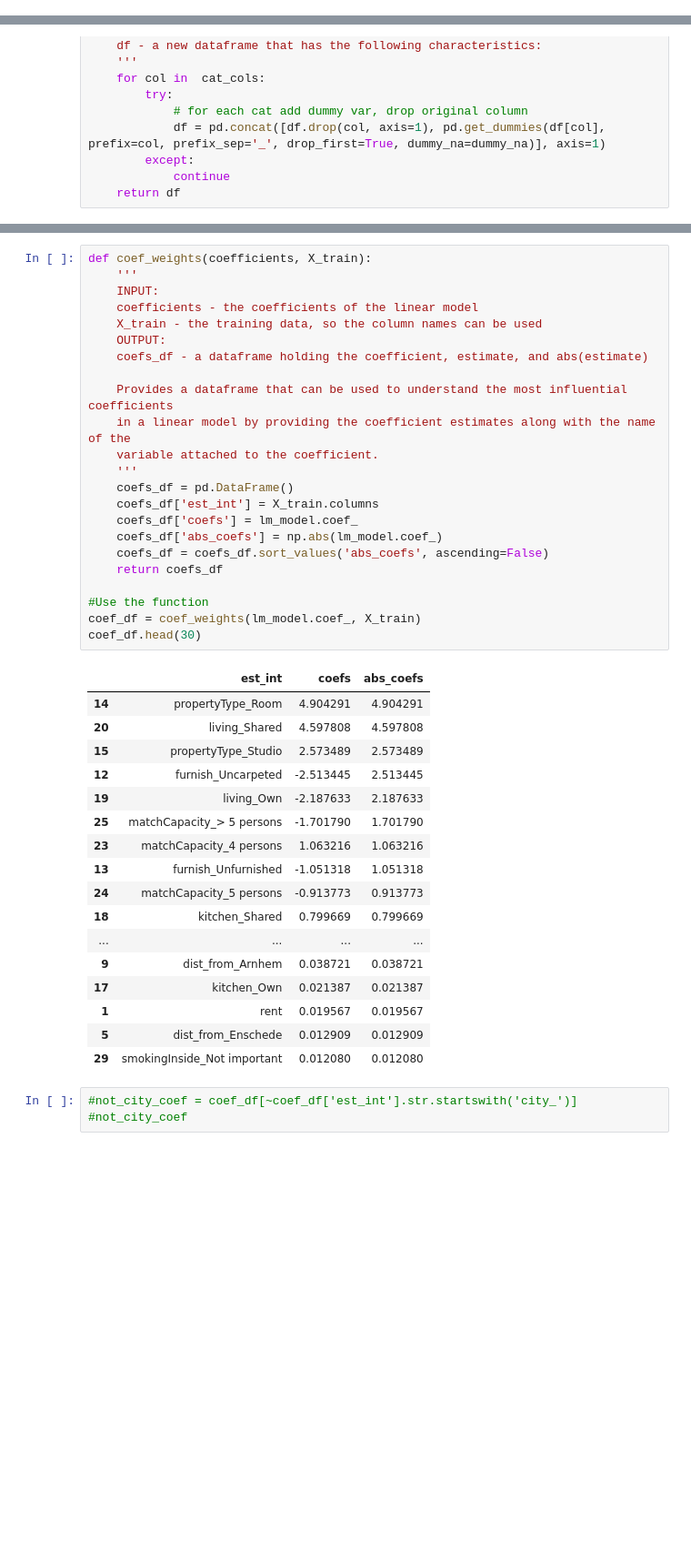
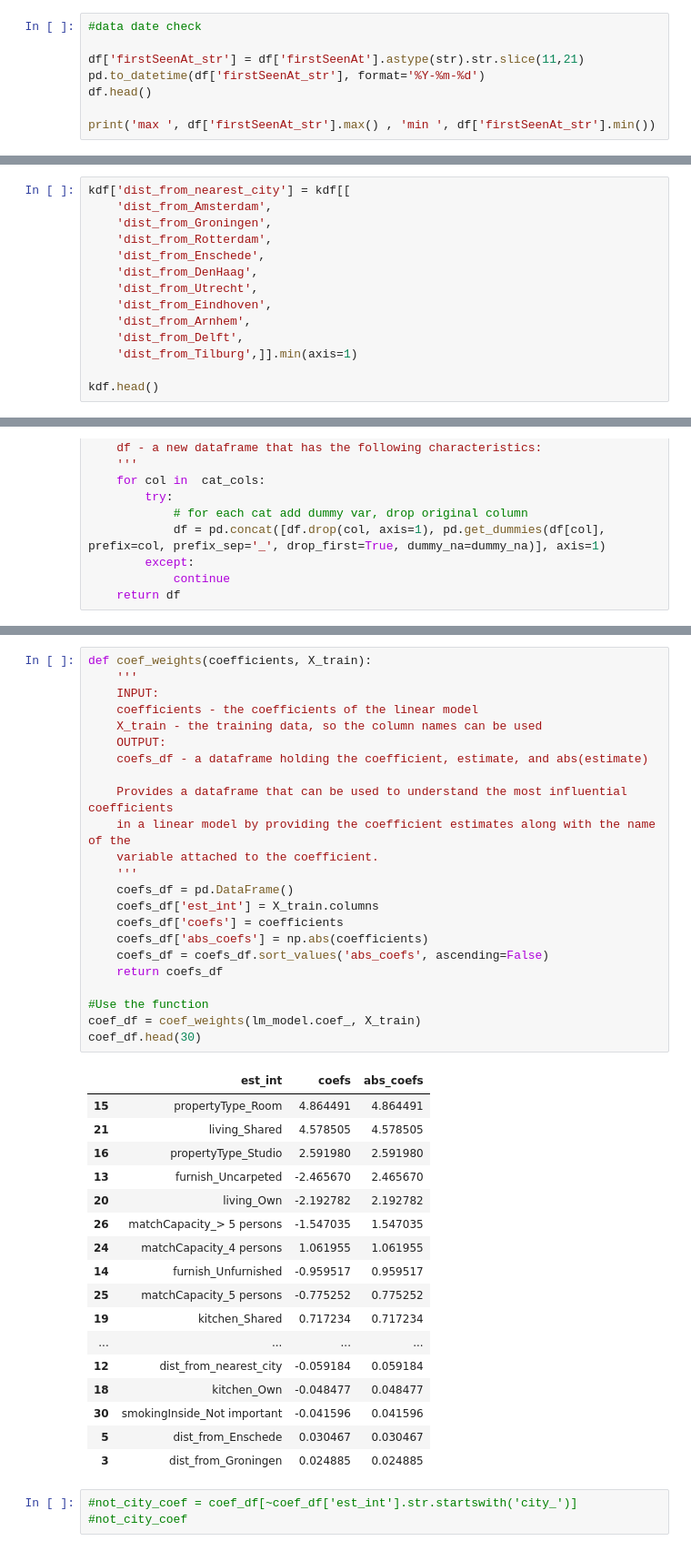
Before and after one commit to togawamanabu/DataSciencenND_prj1_netherlands_rental_price, a Jupyter notebook: proj1.ipynb, the cells around one changed output, grey strips where cells are left out. Shown at 91% size. Cells and saved outputs as stored; diff of their text form; blank space fills up the shorter version.

```diff
--- a/proj1.ipynb
+++ b/proj1.ipynb
@@ -32,3 +33,11 @@ df.head()
 | 2 | {'$oid': '5d2b113a43cbfd7c77a99931'} | room-1690545 | 11 m2 | 11 | Amsterdam | https://resources.kamernet.nl/ima... | done | {'$date': '2019-10-02T22:00:33.14... | [{'$date': '2019-07-14T11:25:46.8... | ... |
 | 3 | {'$oid': '5d2b113a43cbfd7c77a9994a'} | room-1680036 | 16 m2 | 16 | Assen | https://resources.kamernet.nl/ima... | done | {'$date': '2019-07-18T22:00:31.01... | [{'$date': '2019-07-14T11:25:46.9... | ... |
 | 4 | {'$oid': '5d2b113b43cbfd7c77a9997c'} | room-1691356 | 22 m2 | 22 | Rotterdam | https://resources.kamernet.nl/Con... | done | {'$date': '2019-08-12T02:06:14.63... | [{'$date': '2019-07-14T11:25:47.1... | ... |
+# %%
+#data date check
+
+df['firstSeenAt_str'] = df['firstSeenAt'].astype(str).str.slice(11,21)
+pd.to_datetime(df['firstSeenAt_str'], format='%Y-%m-%d')
+df.head()
+
+print('max ', df['firstSeenAt_str'].max() , 'min ', df['firstSeenAt_str'].min())
@@ -348,0 +466,14 @@ memory usage: 7.8+ MB
+# %%
+kdf['dist_from_nearest_city'] = kdf[[
+    'dist_from_Amsterdam',
+    'dist_from_Groningen',
+    'dist_from_Rotterdam',
+    'dist_from_Enschede',
+    'dist_from_DenHaag',
+    'dist_from_Utrecht',
+    'dist_from_Eindhoven',
+    'dist_from_Arnhem',
+    'dist_from_Delft',
+    'dist_from_Tilburg',]].min(axis=1)
+
+kdf.head()
@@ -565,44 +720,44 @@ test_score: 0.5928739216248797 train_score: 0.5764674425069586
 # %%
 def coef_weights(coefficients, X_train):
     '''
     INPUT:
     coefficients - the coefficients of the linear model
     X_train - the training data, so the column names can be used
     OUTPUT:
     coefs_df - a dataframe holding the coefficient, estimate, and abs(estimate)
 
     Provides a dataframe that can be used to understand the most influential coefficients
     in a linear model by providing the coefficient estimates along with the name of the
     variable attached to the coefficient.
     '''
     coefs_df = pd.DataFrame()
     coefs_df['est_int'] = X_train.columns
-    coefs_df['coefs'] = lm_model.coef_
-    coefs_df['abs_coefs'] = np.abs(lm_model.coef_)
+    coefs_df['coefs'] = coefficients
+    coefs_df['abs_coefs'] = np.abs(coefficients)
     coefs_df = coefs_df.sort_values('abs_coefs', ascending=False)
     return coefs_df
 
 #Use the function
 coef_df = coef_weights(lm_model.coef_, X_train)
 coef_df.head(30)
 # %% [output]
 |  | est_int | coefs | abs_coefs |
-| 14 | propertyType_Room | 4.904291 | 4.904291 |
-| 20 | living_Shared | 4.597808 | 4.597808 |
-| 15 | propertyType_Studio | 2.573489 | 2.573489 |
-| 12 | furnish_Uncarpeted | -2.513445 | 2.513445 |
-| 19 | living_Own | -2.187633 | 2.187633 |
-| 25 | matchCapacity_> 5 persons | -1.701790 | 1.701790 |
-| 23 | matchCapacity_4 persons | 1.063216 | 1.063216 |
-| 13 | furnish_Unfurnished | -1.051318 | 1.051318 |
-| 24 | matchCapacity_5 persons | -0.913773 | 0.913773 |
-| 18 | kitchen_Shared | 0.799669 | 0.799669 |
+| 15 | propertyType_Room | 4.864491 | 4.864491 |
+| 21 | living_Shared | 4.578505 | 4.578505 |
+| 16 | propertyType_Studio | 2.591980 | 2.591980 |
+| 13 | furnish_Uncarpeted | -2.465670 | 2.465670 |
+| 20 | living_Own | -2.192782 | 2.192782 |
+| 26 | matchCapacity_> 5 persons | -1.547035 | 1.547035 |
+| 24 | matchCapacity_4 persons | 1.061955 | 1.061955 |
+| 14 | furnish_Unfurnished | -0.959517 | 0.959517 |
+| 25 | matchCapacity_5 persons | -0.775252 | 0.775252 |
+| 19 | kitchen_Shared | 0.717234 | 0.717234 |
 | ... | ... | ... | ... |
-| 9 | dist_from_Arnhem | 0.038721 | 0.038721 |
-| 17 | kitchen_Own | 0.021387 | 0.021387 |
-| 1 | rent | 0.019567 | 0.019567 |
-| 5 | dist_from_Enschede | 0.012909 | 0.012909 |
-| 29 | smokingInside_Not important | 0.012080 | 0.012080 |
+| 12 | dist_from_nearest_city | -0.059184 | 0.059184 |
+| 18 | kitchen_Own | -0.048477 | 0.048477 |
+| 30 | smokingInside_Not important | -0.041596 | 0.041596 |
+| 5 | dist_from_Enschede | 0.030467 | 0.030467 |
+| 3 | dist_from_Groningen | 0.024885 | 0.024885 |
 # %%
 #not_city_coef = coef_df[~coef_df['est_int'].str.startswith('city_')]
 #not_city_coef
```
Also changed, not shown: parts of 42 cells of this notebook, 1 other file.
